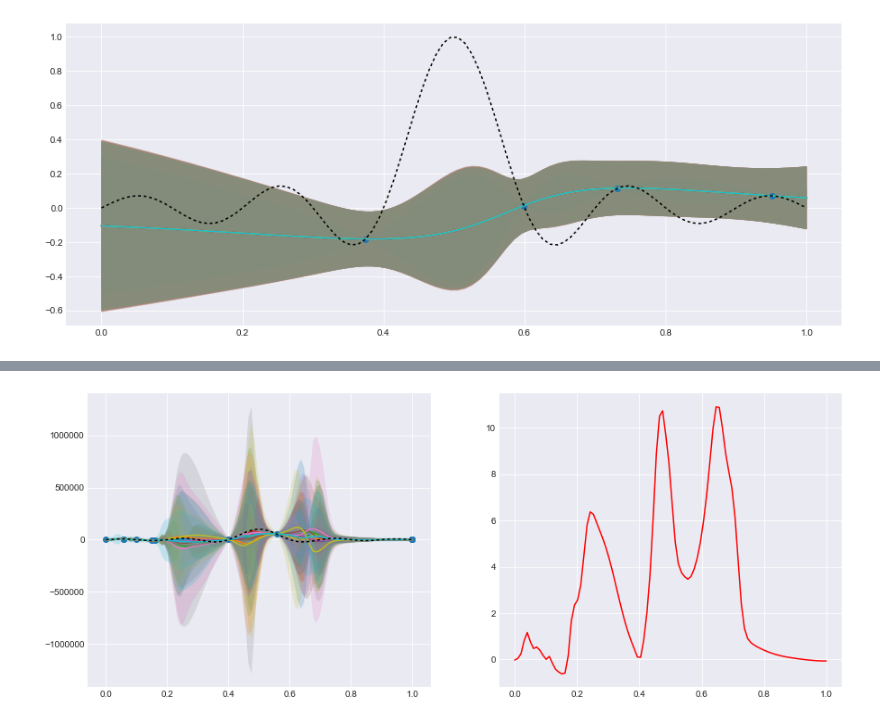
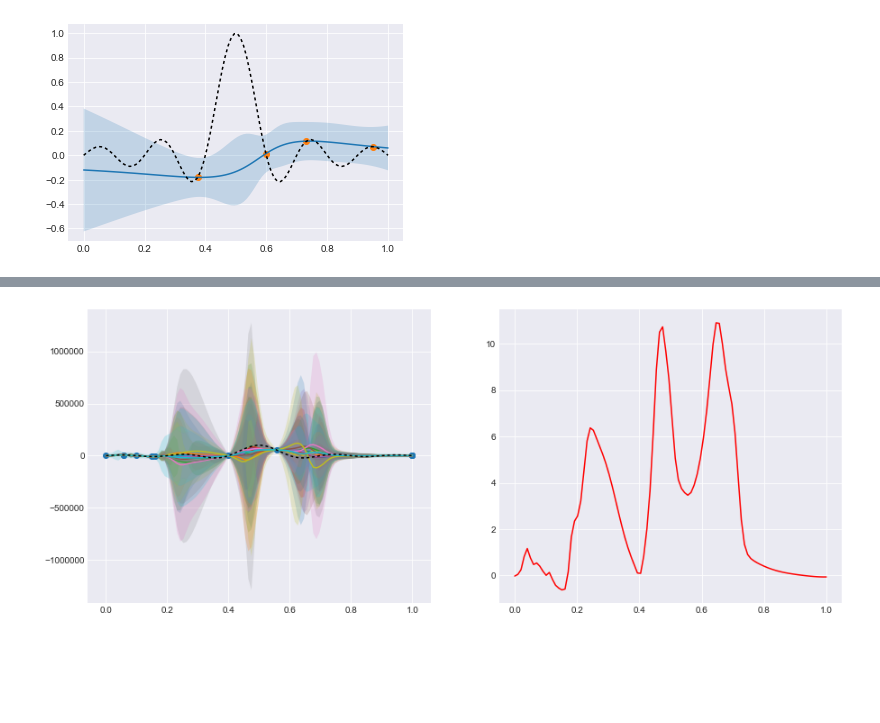
Before and after one commit to tmpethick/ensembled-dngo, a Jupyter notebook: bo.ipynb, the cells around one changed output, grey strips where cells are left out. Saved outputs shown, nothing was run; the diff lists cells and outputs as text; code cells hidden in the pictures; blank space fills up the shorter version.

```diff
--- a/bo.ipynb
+++ b/bo.ipynb
@@ -16,6 +13,7 @@ Populating the interactive namespace from numpy and matplotlib
 # %%
 from src.bo import *
 from src.dngo import *
+from src.acquisition_functions import EI, UCB
 
 def f(x):
     return np.sinc(x * 10 - 5).sum(axis=1)[:, None]
@@ -26,8 +24,8 @@ y_train = f(x_train)
 
 ################
 
-nn = TFModel(dim_basis=50, epochs=1000, batch_size=10)
-reg = BayesianLinearRegression(num_mcmc=20, burn_in=1000, mcmc_steps=1000)
+nn = TFModel(input_dim=1, dim_basis=50, epochs=1000, batch_size=10)
+reg = BayesianLinearRegression(num_mcmc=0, burn_in=1000, mcmc_steps=1000)
 model = BOModel(nn, regressor=reg)
 model.init(x_train, y_train)
 
@@ -38 +37 @@ model.plot_prediction(x,y)
-[figure, old version]
+[figure, new version]
```
Also changed, not shown: parts of 9 cells of this notebook, 5 other files.
